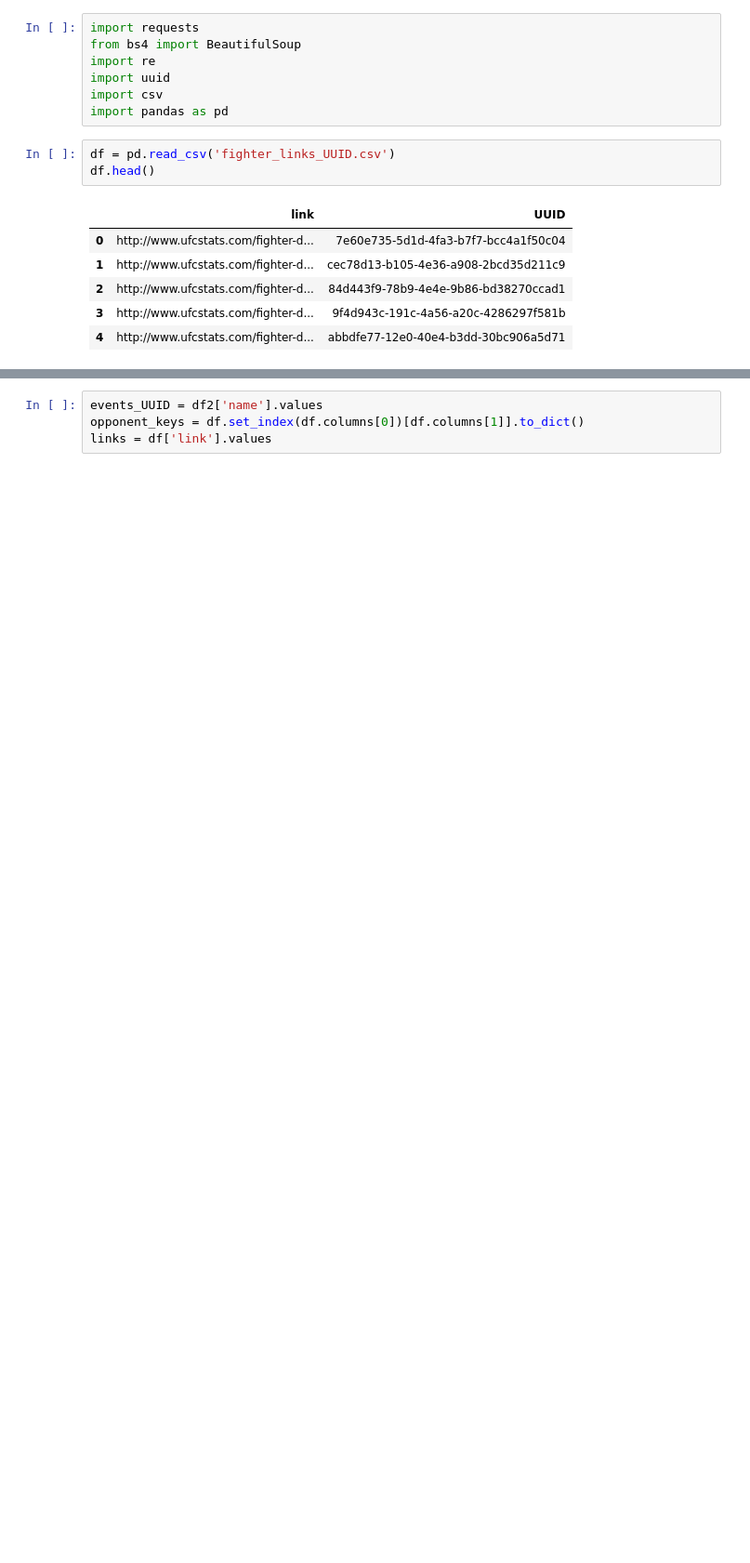
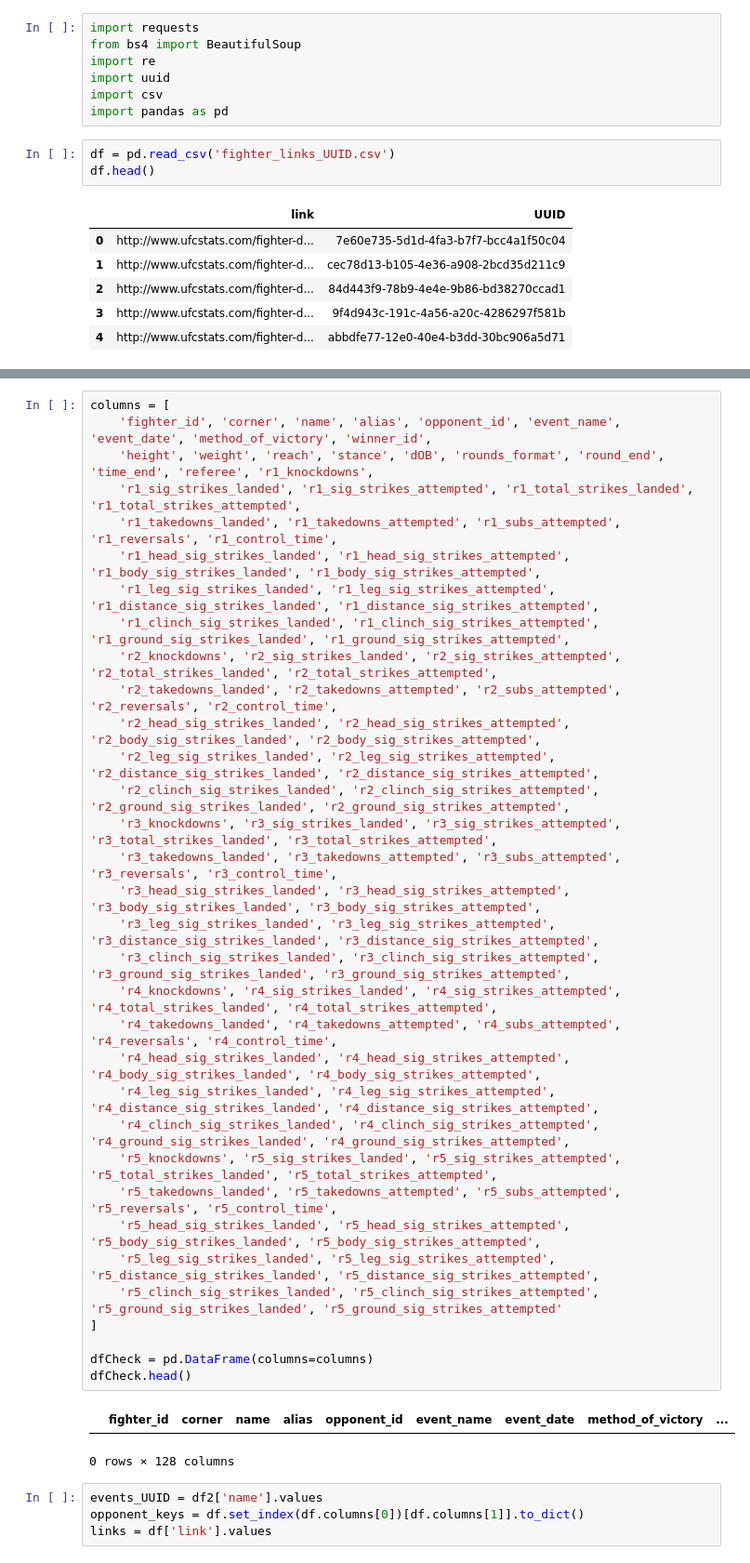
Before and after one commit to maxbraith/fullBackend, a Jupyter notebook: SeniorProjectMAIN/MaxGriffinProjectBackend/scripts/historicalInjection/uuidSides.ipynb, the cells around one changed output, grey strips where cells are left out. Shown at 93% size. Drawn from its saved outputs; the diff is of its cells as text; blank space fills up the shorter version.

```diff
--- a/SeniorProjectMAIN/MaxGriffinProjectBackend/scripts/historicalInjection/uuidSides.ipynb
+++ b/SeniorProjectMAIN/MaxGriffinProjectBackend/scripts/historicalInjection/uuidSides.ipynb
@@ -25,6 +25,42 @@ df2.head()
 | 2 | 700f1515-41ab-4bdc-9a4f-7484296e3eaf | UFC Fight Night: Sandhagen vs. Fi... | May 03, 2025 | Des Moines, Iowa, USA | http://www.ufcstats.com/event-det... |
 | 3 | b931be39-e4dc-43b4-9942-88b108bb6007 | UFC Fight Night: Machado Garry vs... | April 26, 2025 | Kansas City, Missouri, USA | http://www.ufcstats.com/event-det... |
 | 4 | 52898274-33fa-49f0-adbf-77d912de1518 | UFC 314: Volkanovski vs. Lopes | April 12, 2025 | Miami, Florida, USA | http://www.ufcstats.com/event-det... |
+# %%
+columns = [
+    'fighter_id', 'corner', 'name', 'alias', 'opponent_id', 'event_name', 'event_date', 'method_of_victory', 'winner_id',
+    'height', 'weight', 'reach', 'stance', 'dOB', 'rounds_format', 'round_end', 'time_end', 'referee', 'r1_knockdowns',
+    'r1_sig_strikes_landed', 'r1_sig_strikes_attempted', 'r1_total_strikes_landed', 'r1_total_strikes_attempted',
+    'r1_takedowns_landed', 'r1_takedowns_attempted', 'r1_subs_attempted', 'r1_reversals', 'r1_control_time',
+    'r1_head_sig_strikes_landed', 'r1_head_sig_strikes_attempted', 'r1_body_sig_strikes_landed', 'r1_body_sig_strikes_attempted',
+    'r1_leg_sig_strikes_landed', 'r1_leg_sig_strikes_attempted', 'r1_distance_sig_strikes_landed', 'r1_distance_sig_strikes_attempted',
+    'r1_clinch_sig_strikes_landed', 'r1_clinch_sig_strikes_attempted', 'r1_ground_sig_strikes_landed', 'r1_ground_sig_strikes_attempted',
+    'r2_knockdowns', 'r2_sig_strikes_landed', 'r2_sig_strikes_attempted', 'r2_total_strikes_landed', 'r2_total_strikes_attempted',
+    'r2_takedowns_landed', 'r2_takedowns_attempted', 'r2_subs_attempted', 'r2_reversals', 'r2_control_time',
+    'r2_head_sig_strikes_landed', 'r2_head_sig_strikes_attempted', 'r2_body_sig_strikes_landed', 'r2_body_sig_strikes_attempted',
+    'r2_leg_sig_strikes_landed', 'r2_leg_sig_strikes_attempted', 'r2_distance_sig_strikes_landed', 'r2_distance_sig_strikes_attempted',
+    'r2_clinch_sig_strikes_landed', 'r2_clinch_sig_strikes_attempted', 'r2_ground_sig_strikes_landed', 'r2_ground_sig_strikes_attempted',
+    'r3_knockdowns', 'r3_sig_strikes_landed', 'r3_sig_strikes_attempted', 'r3_total_strikes_landed', 'r3_total_strikes_attempted',
+    'r3_takedowns_landed', 'r3_takedowns_attempted', 'r3_subs_attempted', 'r3_reversals', 'r3_control_time',
+    'r3_head_sig_strikes_landed', 'r3_head_sig_strikes_attempted', 'r3_body_sig_strikes_landed', 'r3_body_sig_strikes_attempted',
+    'r3_leg_sig_strikes_landed', 'r3_leg_sig_strikes_attempted', 'r3_distance_sig_strikes_landed', 'r3_distance_sig_strikes_attempted',
+    'r3_clinch_sig_strikes_landed', 'r3_clinch_sig_strikes_attempted', 'r3_ground_sig_strikes_landed', 'r3_ground_sig_strikes_attempted',
+    'r4_knockdowns', 'r4_sig_strikes_landed', 'r4_sig_strikes_attempted', 'r4_total_strikes_landed', 'r4_total_strikes_attempted',
+    'r4_takedowns_landed', 'r4_takedowns_attempted', 'r4_subs_attempted', 'r4_reversals', 'r4_control_time',
+    'r4_head_sig_strikes_landed', 'r4_head_sig_strikes_attempted', 'r4_body_sig_strikes_landed', 'r4_body_sig_strikes_attempted',
+    'r4_leg_sig_strikes_landed', 'r4_leg_sig_strikes_attempted', 'r4_distance_sig_strikes_landed', 'r4_distance_sig_strikes_attempted',
+    'r4_clinch_sig_strikes_landed', 'r4_clinch_sig_strikes_attempted', 'r4_ground_sig_strikes_landed', 'r4_ground_sig_strikes_attempted',
+    'r5_knockdowns', 'r5_sig_strikes_landed', 'r5_sig_strikes_attempted', 'r5_total_strikes_landed', 'r5_total_strikes_attempted',
+    'r5_takedowns_landed', 'r5_takedowns_attempted', 'r5_subs_attempted', 'r5_reversals', 'r5_control_time',
+    'r5_head_sig_strikes_landed', 'r5_head_sig_strikes_attempted', 'r5_body_sig_strikes_landed', 'r5_body_sig_strikes_attempted',
+    'r5_leg_sig_strikes_landed', 'r5_leg_sig_strikes_attempted', 'r5_distance_sig_strikes_landed', 'r5_distance_sig_strikes_attempted',
+    'r5_clinch_sig_strikes_landed', 'r5_clinch_sig_strikes_attempted', 'r5_ground_sig_strikes_landed', 'r5_ground_sig_strikes_attempted'
+]
+
+dfCheck = pd.DataFrame(columns=columns)
+dfCheck.head()
+# %% [output]
+|  | fighter_id | corner | name | alias | opponent_id | event_name | event_date | method_of_victory | ... |
+0 rows × 128 columns
 # %%
 events_UUID = df2['name'].values
 opponent_keys = df.set_index(df.columns[0])[df.columns[1]].to_dict()
```
Also changed, not shown: parts of 13 cells of this notebook.
